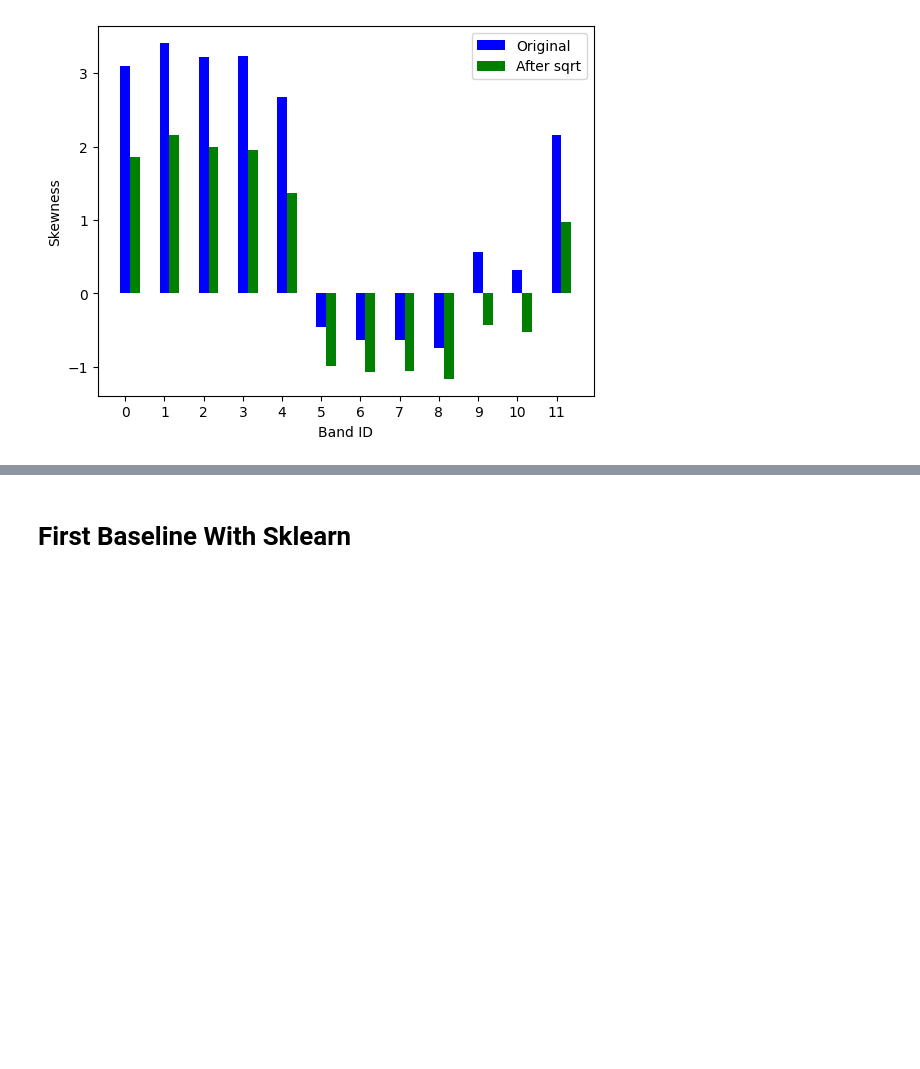
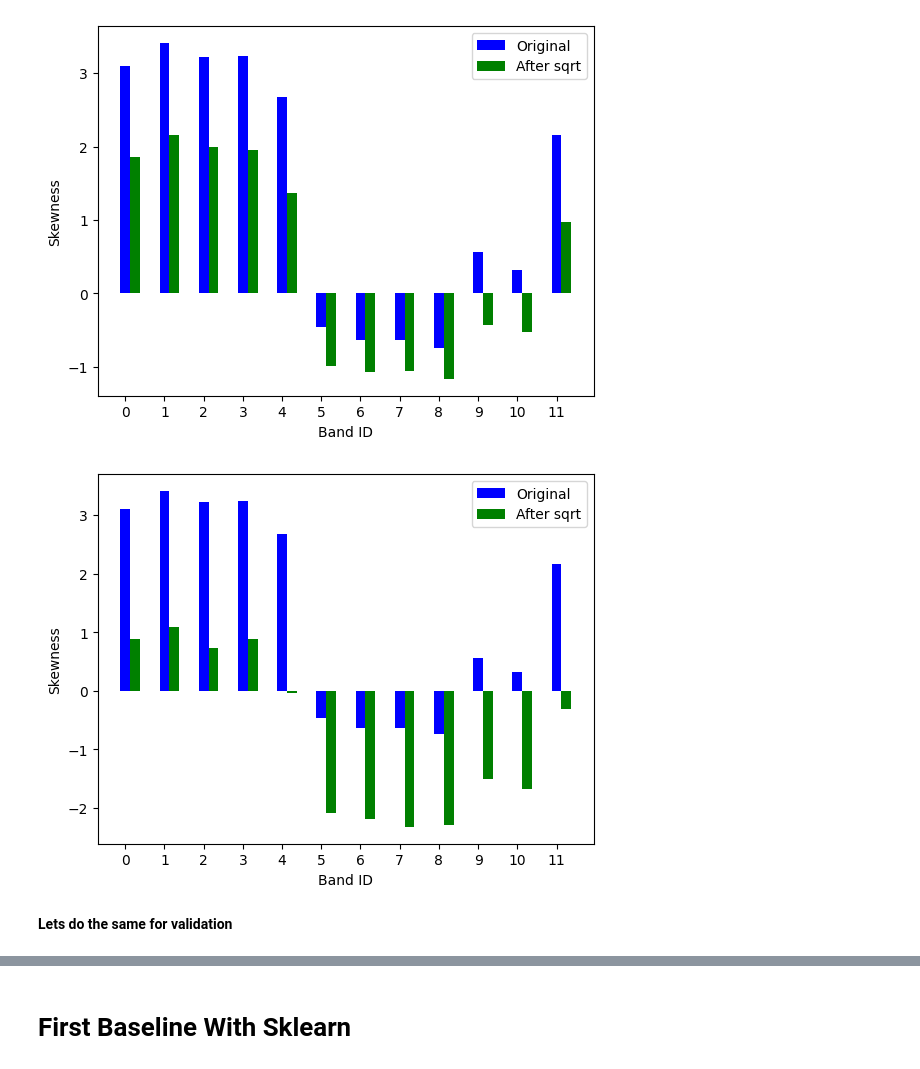
Before and after one commit to AleksDominik/DataScience_Challenge, a Jupyter notebook: biomass/GIZ_Biomass_Starter_Notebook.ipynb.ipynb, the cells around one changed output, grey strips where cells are left out. Drawn from its saved outputs; the diff is of its cells as text; code cells hidden in the pictures; blank space fills up the shorter version.

```diff
--- a/biomass/GIZ_Biomass_Starter_Notebook.ipynb.ipynb
+++ b/biomass/GIZ_Biomass_Starter_Notebook.ipynb.ipynb
@@ -175,3 +193,29 @@ plt.ylabel('Skewness')
 plt.show()
 # %% [output]
 [figure]
+# %%
+band_skewness = []
+band_skewness_after_sqrt = []
+for c in range(12):
+    #calculate skewness
+    band_skewness.append(pd.Series(train_images[:,c].flatten()).skew())
+    #calculate skewness after applying sqrt
+    band_skewness_after_sqrt.append(pd.Series(np.log(train_images[:,c].flatten()+1)).skew())
+# %%
+# skweness
+width = 0.25
+
+rng = [i for i in range(0,12)]
+rng2 = [i+width for i in range(0,12)]
+
+plt.bar(rng, band_skewness, align='center', width = width, label='Original', color ='b')
+plt.bar(rng2, band_skewness_after_sqrt, align='center', width = width, label='After sqrt', color ='g')
+plt.gca().set_xticks(rng)
+plt.legend()
+plt.xlabel('Band ID')
+plt.ylabel('Skewness')
+plt.show()
+# %% [output]
+[figure, added]
+# %% [markdown]
+**Lets do the same for validation**
```
Also changed, not shown: parts of 50 cells of this notebook, 5 other files.
